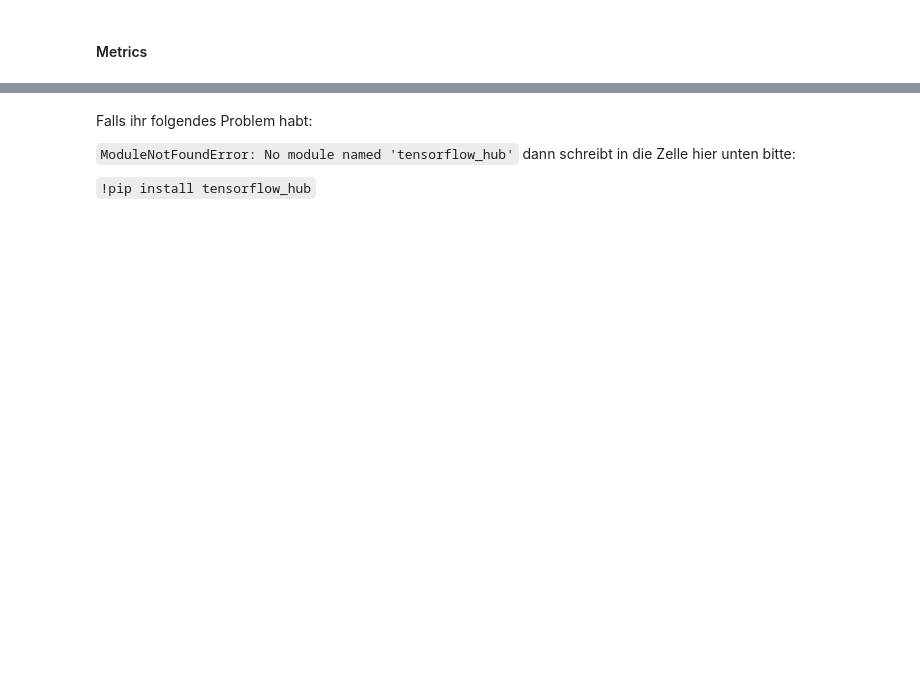
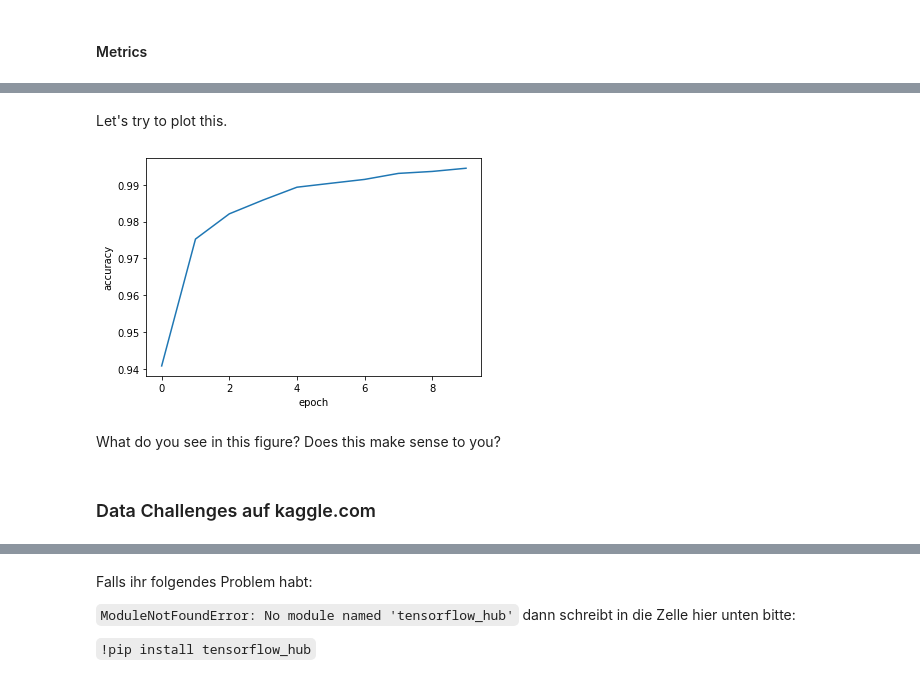
Before and after one commit to girlscodetoo-ch/AI-Arts, a Jupyter notebook: IntroductionToAI/workshop_DE.ipynb, the cells around one changed output, grey strips where cells are left out. Drawn from its saved outputs; the diff is of its cells as text; code cells hidden in the pictures; blank space fills up the shorter version.

```diff
--- a/IntroductionToAI/workshop_DE.ipynb
+++ b/IntroductionToAI/workshop_DE.ipynb
@@ -832,4 +839,6 @@ In the step below, we will train the model, using only the data from the trainin
+# %%
+epochs=10
 # %%
-model.fit(x=x_train,y=y_train, epochs=10)
+model.fit(x=x_train, y=y_train, validation_data=[x_test, y_test], epochs=epochs)
 # %% [output]
 Epoch 1/10
@@ -848 +895,15 @@ Now that we finished training the model, we want to
+# %% [markdown]
+Let's try to plot this.
+# %%
+from matplotlib import pyplot as plt
+plt.plot(np.arange(epochs), model.history.history['accuracy'])
+plt.xlabel('epoch')
+plt.ylabel('accuracy')
+plt.show()
+# %% [output]
+[figure, added]
+# %% [markdown]
+What do you see in this figure? Does this make sense to you?
+# %% [markdown]
+### Data Challenges auf kaggle.com
 # %% [markdown]
```
Also changed, not shown: parts of 26 cells of this notebook.
